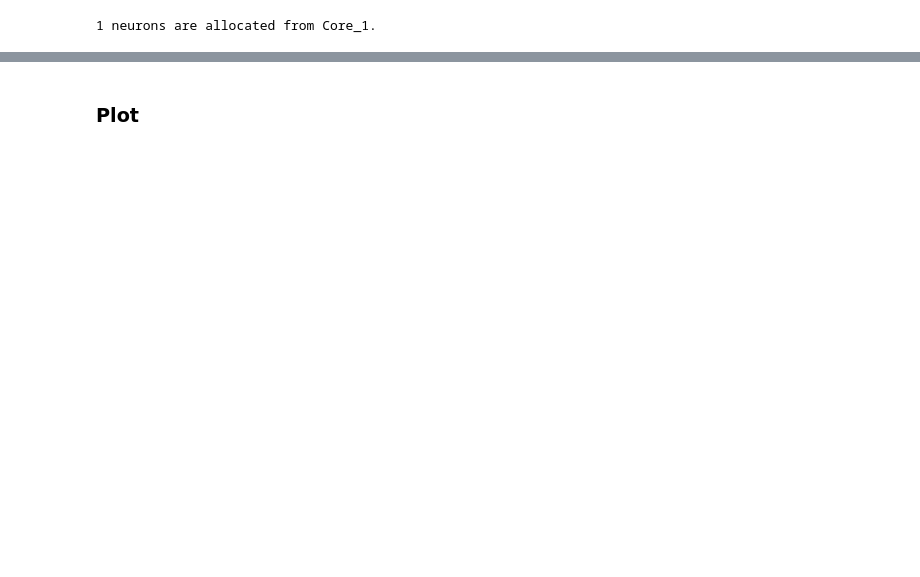
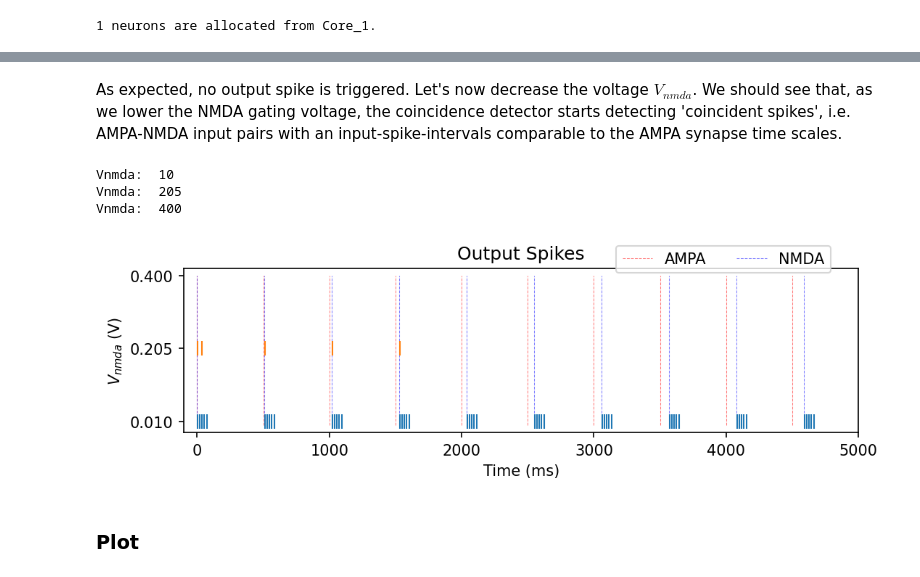
Before and after one commit to YigitDemirag/dynapse-simulator, a Jupyter notebook: part5.ipynb, the cells around one changed output, grey strips where cells are left out. Saved outputs shown, nothing was run; the diff lists cells and outputs as text; code cells hidden in the pictures; blank space fills up the shorter version.

Commit message:
Complete example with 'digital' coincidence detection

```diff
--- a/part5.ipynb
+++ b/part5.ipynb
@@ -186,2 +367,80 @@ network.run(duration)
+# %% [markdown]
+As expected, no output spike is triggered. Let's now decrease the voltage $V_{nmda}$. We should see that, as we lower the NMDA gating voltage, the coincidence detector starts detecting 'coincident spikes', i.e. AMPA-NMDA input pairs with an input-spike-intervals comparable to the AMPA synapse time scales.
+# %%
+output_spikes = {}
+
+network.restore()
+dict_vmem = {}
+dict_imem = {}
+dict_inmda = {}
+dict_out_spikes = {}
+
+# Sweep V_nmda threshold values:
+sampled_nmda = np.linspace(10, 400, 3).astype(int) #150
+
+# Input parameters: ===============================================================================================================
+dynapse_param["I_tau_syn_nmda"] = 1 *pA #.5
+dynapse_param["I_tau_syn_ampa"] = 10 *pA
+dynapse_param['Itau'] = 10 *pA
+dynapse_param["I_g_syn_nmda"] = dynapse_param["I_tau_syn_nmda"]
+dynapse_param["I_g_syn_ampa"] = dynapse_param["I_tau_syn_ampa"]
+dynapse_param['I_wo_syn_nmda'] = 10*nA # chosen based on the DP characteristic
+dynapse_param['I_wo_syn_ampa'] = 6 * nA # chosen based on the delta v
+EPSC_nmda = dynapse_param['I_wo_syn_nmda']*dynapse_param['I_g_syn_nmda']/(dynapse_param["I_tau_syn_nmda"]*((dynapse_param["I_g_syn_nmda"]/constants.Io)+1))
+# =================================================================================================================================
+
+for vnmda in sampled_nmda:
+    print('Vnmda: ', vnmda)
+    dynapse_param['Vnmda'] = vnmda*mV
+
+    for core in chip.cores:
+        set_params(core.neurons, dynapse_param)
+
+    # Simulation
+    duration = inp_duration * 1000 * ms
+
+    # Run
+    network.run(duration)
+
+    dict_inmda[vnmda] = (mon_neuron_I_syn_nmda.t/ms, mon_neuron_I_syn_nmda.I_syn_nmda_dp[0])
+    dict_imem[vnmda] = (mon_neuron_state.t/ms, mon_neuron_state.Imem[0])
+    dict_vmem[vnmda] = (mon_neuron_vmem.t/ms, mon_neuron_vmem.Vmem[0])
+    dict_out_spikes[vnmda] = mon_neuron_output.t/ms
+    # (The next one does not depend on Vnmda)
+    iampa = (mon_synapse_ampa.t/ms, mon_synapse_ampa.I_syn_ampa[0])
+
+    network.restore()
+
+# Plot output spikes:
+f = plt.figure(figsize=(8,2),dpi=150)
+plt.subplot(111)
+for i, vnmda in enumerate(sampled_nmda):
+    spike_times = dict_out_spikes[vnmda]
+    plt.plot(spike_times, [vnmda*mV]*len(spike_times), '|', c=colors[i], markersize=10)
+plt.yticks(sampled_nmda*1e-3)
+plt.xlim(-100, duration/ms)
+plt.xlabel('Time (ms)')
+plt.ylabel('$V_{nmda}$ (V)')
+plt.title('Output Spikes')
+ylim = plt.ylim()
+plt.vlines(spike_timing_ampa.tolist()/ms,ylim[0], ylim[1], linestyle='--', color='r', alpha=.5, linewidth=.5, label='AMPA')
+plt.vlines(spike_timing_nmda.tolist()/ms,ylim[0], ylim[1], linestyle='--', color='b', alpha=.5, linewidth=.5, label='NMDA')
+plt.legend(loc='upper center', ncol=2, bbox_to_anchor=(0.8, 1.18))
+
+# For each pair of input ISI, label the pair of input spike with True if an output spike was generated.
+mask_out_spike = {}
+for nmda in sampled_nmda:
+
+    mask_out_spike[nmda] = np.zeros(len(spike_timing_ampa))
+    # Loop over the spike times of the AMPA synapse
+    for ii, t_ampa in enumerate(spike_timing_ampa/ms):
+        # If any output spike is recorded during that time window:
+        if len(np.where( np.logical_and( dict_out_spikes[nmda]>=t_ampa, dict_out_spikes[nmda]<(t_ampa+1/rate*1e3) ) )[0])>0:
+            mask_out_spike[nmda][ii]=1
+# %% [output]
+Vnmda:  10
+Vnmda:  205
+Vnmda:  400
+[figure, added]
 # %% [markdown]
 ### Plot
```
Also changed, not shown: parts of 81 cells of this notebook.
